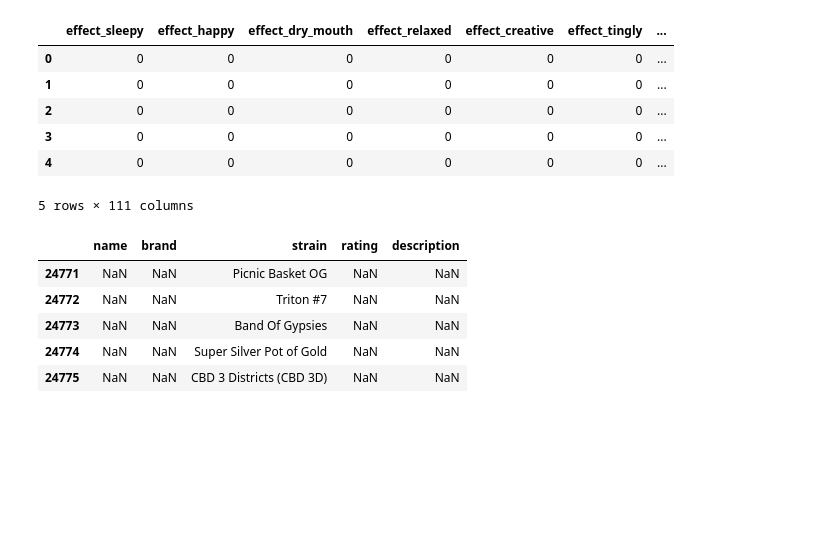
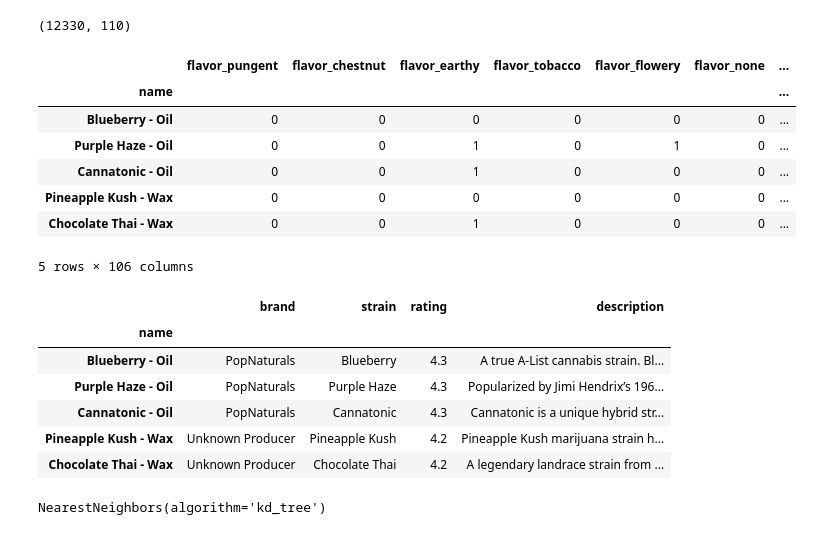
Before and after one commit to Indrejue/DS_20_and_21_TT9, a Jupyter notebook: Antony_ML_model.ipynb, the cells around one changed output. Saved outputs shown, nothing was run; the diff lists cells and outputs as text; code cells hidden in the pictures; blank space fills up the shorter version.

```diff
--- a/Antony_ML_model.ipynb
+++ b/Antony_ML_model.ipynb
@@ -4,7 +4,7 @@ import numpy as np
 import tensorflow as tf
 from sklearn.neighbors import NearestNeighbors
 # %%
-weed = pd.read_csv('https://raw.githubusercontent.com/Indrejue/DS_20_and_21_TT9/main/weed.csv')
+weed = pd.read_csv('https://raw.githubusercontent.com/Indrejue/DS_20_and_21_TT9/main/Data/weed.csv', index_col='name')
 # %%
 weed.head()
 # %% [output]
@@ -18,27 +19,37 @@ weed.head()
+# %%
+weed = weed.drop_duplicates()
+# %%
+weed.shape
+# %% [output]
+(12330, 110)
 # %%
-y_set = ['name', 'brand', 'strain', 'rating', 'description']
+y_set = ['brand', 'strain', 'rating', 'description']
 weed_data = weed.drop(y_set, axis=1)
 weed_target = weed[y_set]
 # %%
-weed_data.head()
+weed_data.tail()
 # %% [output]
-|  | effect_sleepy | effect_happy | effect_dry_mouth | effect_relaxed | effect_creative | effect_tingly | ... |
-| 0 | 0 | 0 | 0 | 0 | 0 | 0 | ... |
-| 1 | 0 | 0 | 0 | 0 | 0 | 0 | ... |
-| 2 | 0 | 0 | 0 | 0 | 0 | 0 | ... |
-| 3 | 0 | 0 | 0 | 0 | 0 | 0 | ... |
-| 4 | 0 | 0 | 0 | 0 | 0 | 0 | ... |
+|  | flavor_pungent | flavor_chestnut | flavor_earthy | flavor_tobacco | flavor_flowery | flavor_none | ... |
+| name |  |  |  |  |  |  | ... |
+| Blueberry - Oil | 0 | 0 | 0 | 0 | 0 | 0 | ... |
+| Purple Haze - Oil | 0 | 0 | 1 | 0 | 1 | 0 | ... |
+| Cannatonic - Oil | 0 | 0 | 1 | 0 | 0 | 0 | ... |
+| Pineapple Kush - Wax | 0 | 0 | 0 | 0 | 0 | 0 | ... |
+| Chocolate Thai - Wax | 0 | 0 | 1 | 0 | 0 | 0 | ... |
-5 rows × 111 columns
+5 rows × 106 columns
 # %%
 weed_target.tail()
 # %% [output]
-|  | name | brand | strain | rating | description |
-| 24771 | NaN | NaN | Picnic Basket OG | NaN | NaN |
-| 24772 | NaN | NaN | Triton #7 | NaN | NaN |
-| 24773 | NaN | NaN | Band Of Gypsies | NaN | NaN |
-| 24774 | NaN | NaN | Super Silver Pot of Gold | NaN | NaN |
-| 24775 | NaN | NaN | CBD 3 Districts (CBD 3D) | NaN | NaN |
+|  | brand | strain | rating | description |
+| name |  |  |  |  |
+| Blueberry - Oil | PopNaturals | Blueberry | 4.3 | A true A-List cannabis strain. Bl... |
+| Purple Haze - Oil | PopNaturals | Purple Haze | 4.3 | Popularized by Jimi Hendrix’s 196... |
+| Cannatonic - Oil | PopNaturals | Cannatonic | 4.3 | Cannatonic is a unique hybrid str... |
+| Pineapple Kush - Wax | Unknown Producer | Pineapple Kush | 4.2 | Pineapple Kush marijuana strain h... |
+| Chocolate Thai - Wax | Unknown Producer | Chocolate Thai | 4.2 | A legendary landrace strain from ... |
 # %%
 nn = NearestNeighbors(n_neighbors = 5, algorithm = 'kd_tree')
 
-nn.fit(weed)
+nn.fit(weed_data)
+# %% [output]
+NearestNeighbors(algorithm='kd_tree')
```
Also changed, not shown: parts of 1 cell of this notebook, 2 other files.
